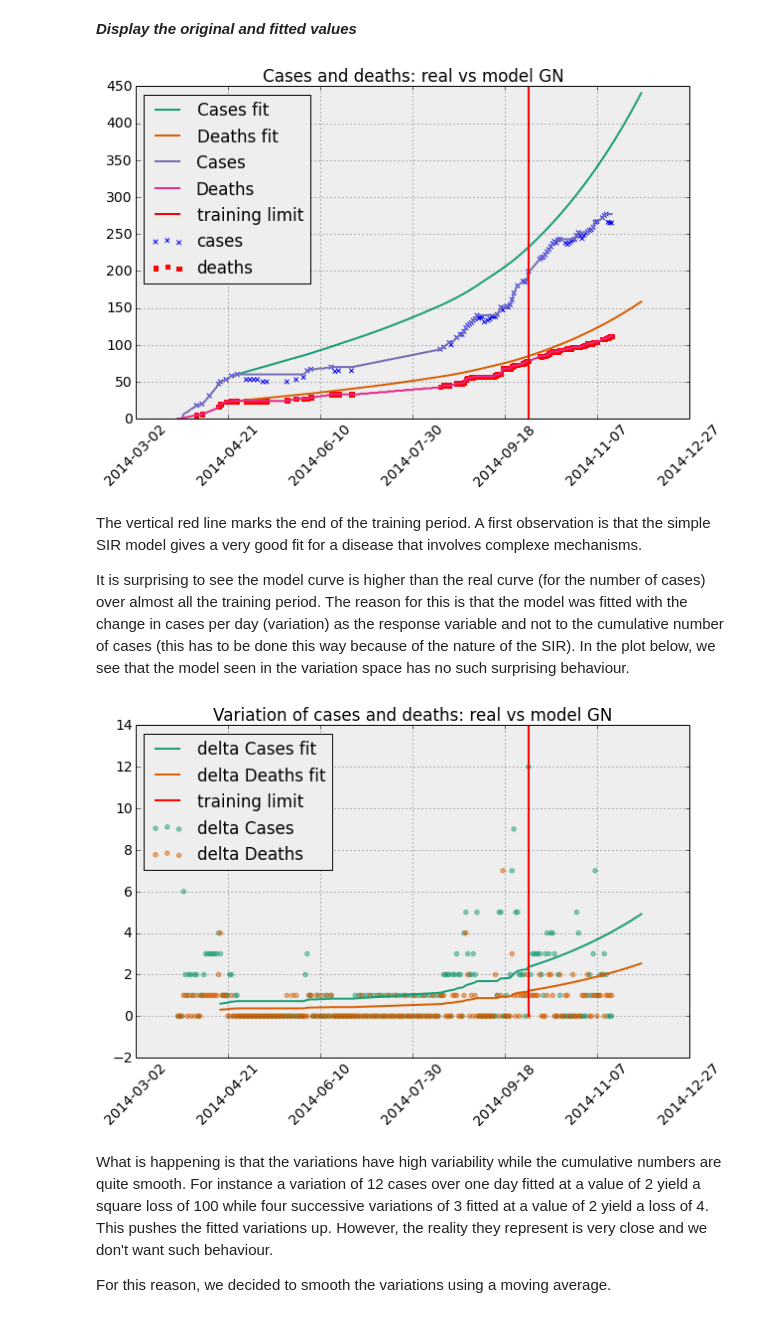
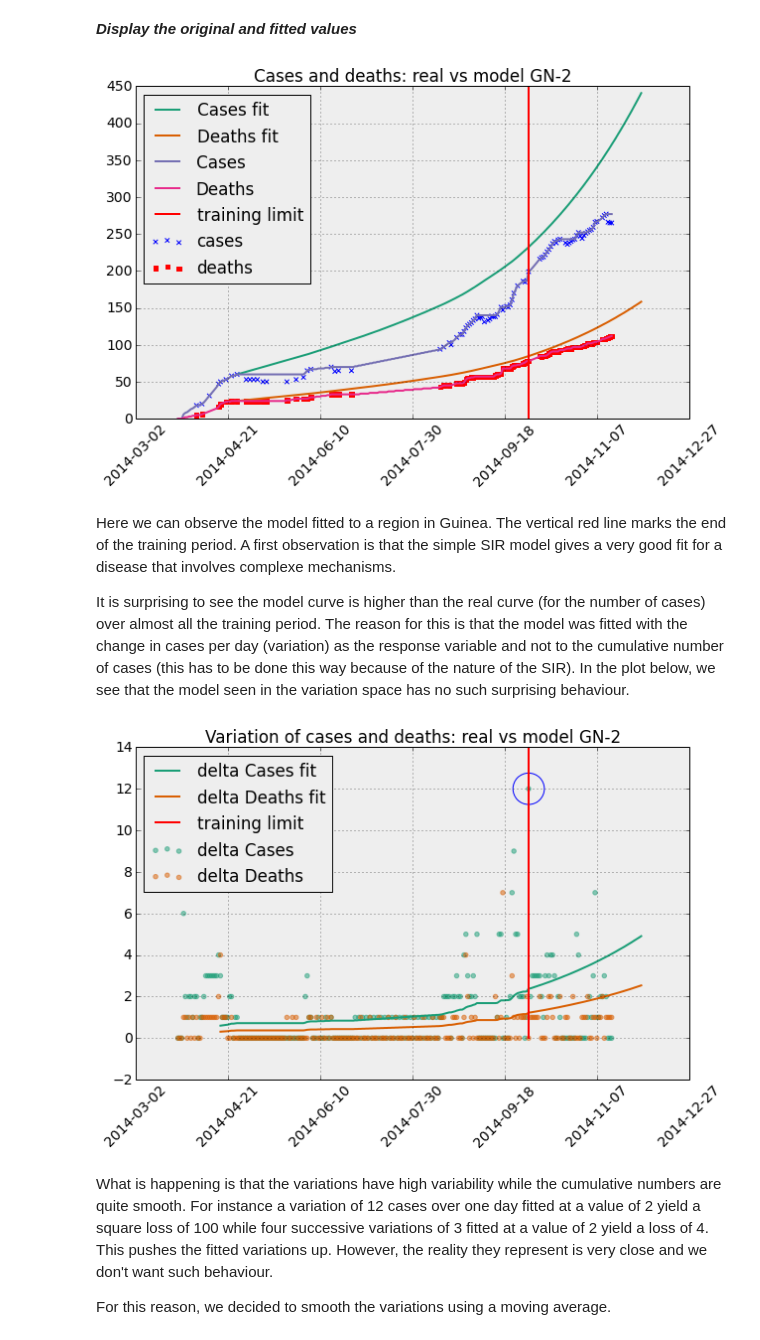
Before and after one commit to gsabran/data-science-project, a Jupyter notebook: code/Timeseries and Documentation.ipynb, the cells around one changed output. Drawn from its saved outputs; the diff is of its cells as text; code cells hidden in the pictures.

```diff
--- a/code/Timeseries and Documentation.ipynb
+++ b/code/Timeseries and Documentation.ipynb
@@ -862,13 +862,13 @@ def plot_fit(country_code, sdr_id, train_limit='2014-10-01', test_limit='2014-12
         plot(country_code, sdr_id, ['Cases', 'Deaths'])
         plot_training_limit(train_limit)
         plt.legend(loc=2)
-        plt.title('Cases and deaths: real vs model ' + country_code)
+        plt.title('Cases and deaths: real vs model ' + country_code + '-' + str(sdr_id))
     else:
         plt.plot(dates, delta_Y_hat, label='delta Cases fit')
         plt.plot(dates, delta_D_hat, label='delta Deaths fit')
         plot(country_code, sdr_id, ['Cases', 'Deaths'], delta=True)
         plot_training_limit(train_limit)
-        plt.title('Variation of cases and deaths: real vs model ' + country_code)
+        plt.title('Variation of cases and deaths: real vs model ' + country_code + '-' + str(sdr_id))
         plt.legend(loc=2)
     display_date()
 
@@ -882,17 +882,17 @@ country_code, sdr_id = 'GN', 2
 plot_fit(country_code, sdr_id, days_after=30)
 plot_raw(country_code, sdr_id)
 # %% [output]
-[figure, old version]
+[figure, new version]
 # %% [markdown]
-The vertical red line marks the end of the training period. A first observation is that the simple SIR model gives a very good fit for a disease that involves complexe mechanisms.
+Here we can observe the model fitted to a region in Guinea. The vertical red line marks the end of the training period. A first observation is that the simple SIR model gives a very good fit for a disease that involves complexe mechanisms.
 
 It is surprising to see the model curve is higher than the real curve (for the number of cases) over almost all the training period. The reason for this is that the model was fitted with the change in cases per day (variation) as the response variable and not to the cumulative number of cases (this has to be done this way because of the nature of the SIR). In the plot below, we see that the model seen in the variation space has no such surprising behaviour.
 # %%
 plot_fit(country_code, sdr_id, days_after=20, plot_variations=True)
-#plt.scatter([41913], [12], s=1000, facecolors='none', edgecolors='b');
+plt.scatter([41913], [12], s=1000, facecolors='none', edgecolors='b');
 ax = plt.axis()
 # %% [output]
-[figure, old version]
+[figure, new version]
 # %% [markdown]
 What is happening is that the variations have high variability while the cumulative numbers are quite smooth. For instance a variation of 12 cases over one day fitted at a value of 2 yield a square loss of 100 while four successive variations of 3 fitted at a value of 2 yield a loss of 4. This pushes the fitted variations up. However, the reality they represent is very close and we don't want such behaviour.
 
```
Also changed, not shown: parts of 8 cells of this notebook.
